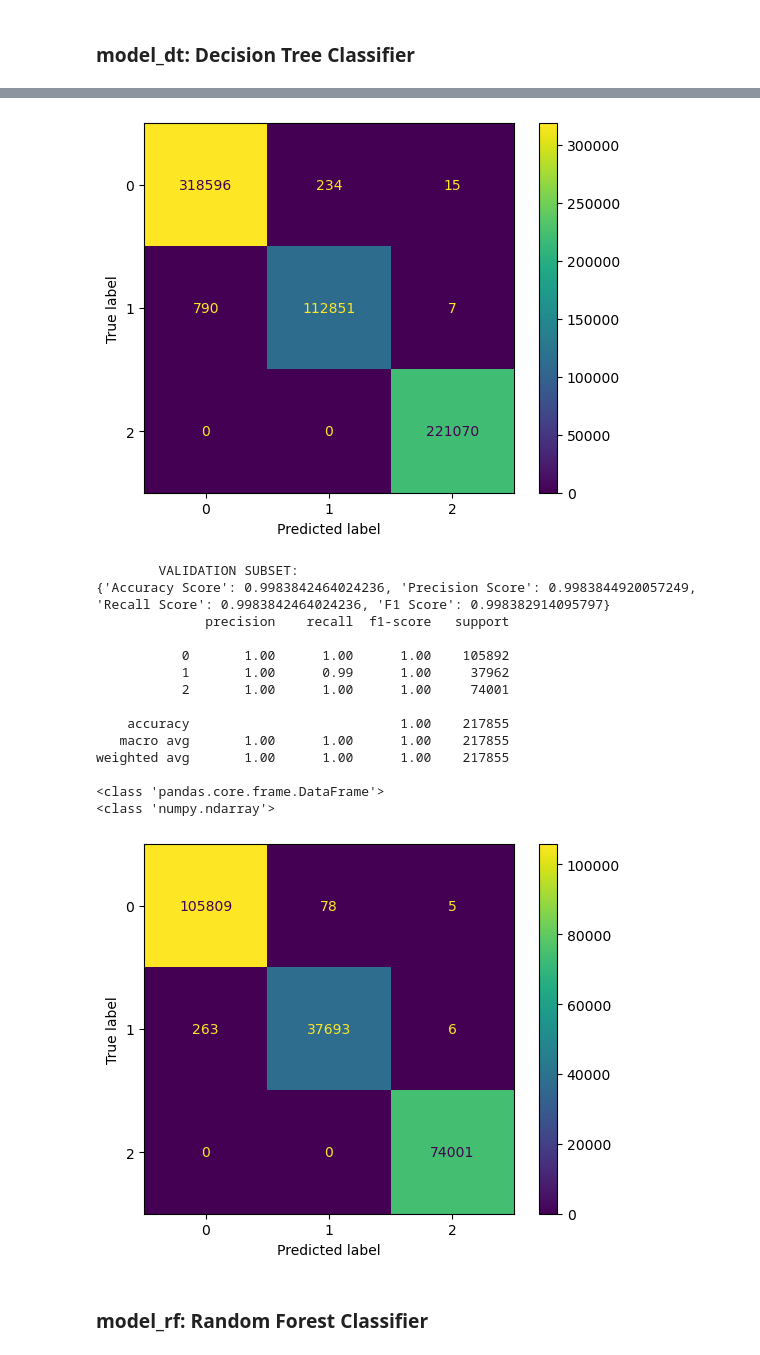
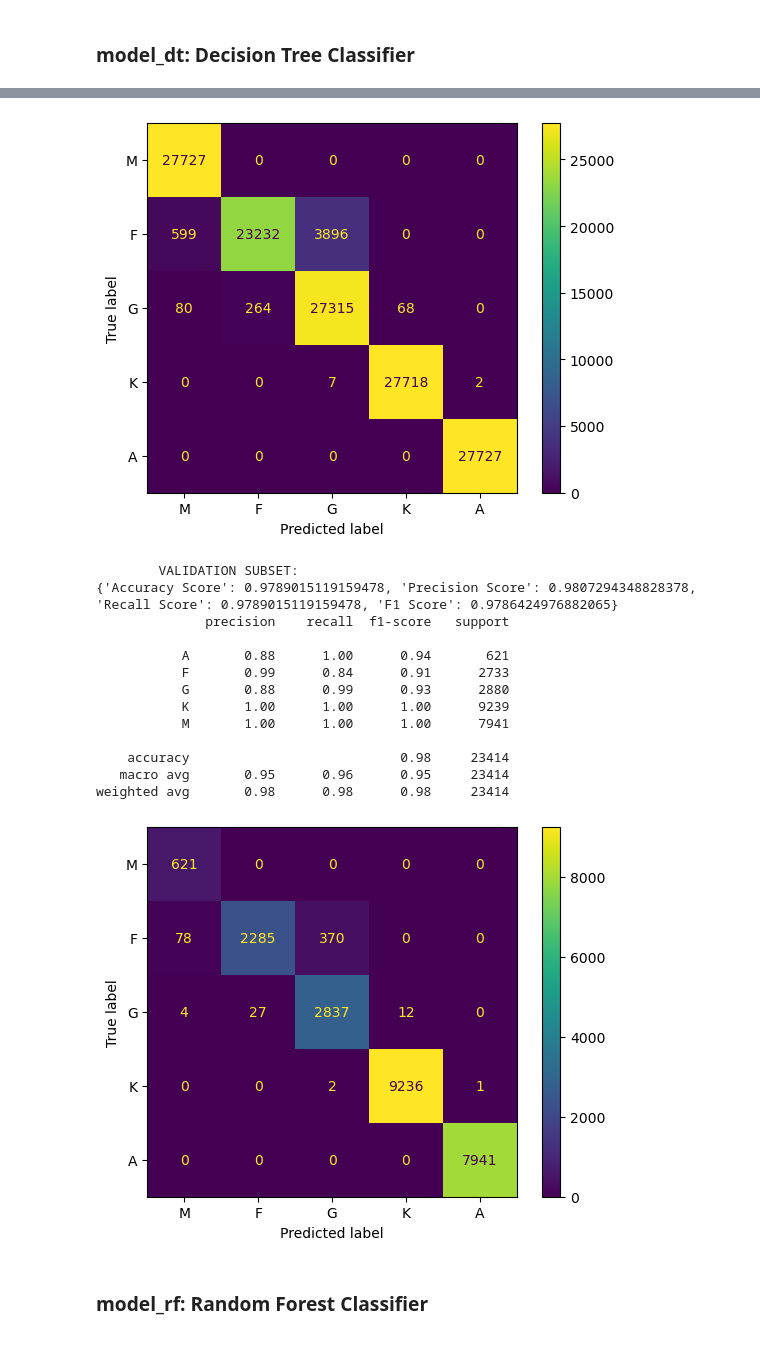
Before and after one commit to jspencermorris/galaxies_sdss, a Jupyter notebook: notebooks/jsm_modeling_tabular.ipynb, the cells around one changed output, grey strips where cells are left out. Saved outputs shown, nothing was run; the diff lists cells and outputs as text; code cells hidden in the pictures.

```diff
--- a/notebooks/jsm_modeling_tabular.ipynb
+++ b/notebooks/jsm_modeling_tabular.ipynb
@@ -333,0 +349,8 @@ def jsm_fit_model(model, X, y, name='misc', mode='load'):
+# %%
+# define a helper function to retrieve model names
+
+def return_variable_name(obj):
+
+    for k, v in globals().items():
+        if v is obj:
+            return k
@@ -360,4 +443,16 @@ def jsm_predict(model, X, y, labels=[0,1,2]):
 # %%
 # specify secondary dataset based on inclusion of all objects ('superclass'), only labeled galaxies ('galaxies'), or only labeled stars ('stars')
 
-class_column, sdss_secondary, label_codes, label_names = jsm_specify_objects('superclass')
+objects = 'stars'
+
+class_column, sdss_secondary, label_map, label_codes, label_names = jsm_specify_objects(objects, min_set_size=1000)
+print(f"\n{class_column = }")
+display(sdss_secondary.head(5))
+print(f"{label_map = }")
+print(f"{label_codes = }")
+print(f"{label_names = }")
+
+if objects == 'stars':
+    features = object_features + star_features
+else:
+    features = object_features
@@ -366,7 +472,7 @@ class_column, sdss_secondary, label_codes, label_names = jsm_specify_objects('su
 # %%
 # generate subsets (return as df's)
 
-X_train, y_train, X_validation, y_validation, X_test, y_test = jsm_split_subsets(sdss_secondary, object_features, class_column, [0.6, 0.2, 0.2], mode='sklearn')
+X_train, y_train, X_validation, y_validation, X_test, y_test = jsm_split_subsets(sdss_secondary, features, class_column, [0.6, 0.2, 0.2], mode='sklearn')
 display(X_train.head(5))
 print(X_train.shape)
 display(y_train.value_counts())
@@ -388,8 +496,8 @@ Name: count, dtype: int64
 # %%
 # balance dataset (returns as df)
 
-# NOTE: this isn't yet implemented
-X_train, y_train = jsm_rebalance(X_train, y_train, class_column, mode='none')
+X_train, y_train = jsm_rebalance(X_train, y_train, class_column, mode='smote')
+
 display(X_train.head(5))
 print(X_train.shape)
 display(y_train.value_counts())
@@ -537,20 +709,23 @@ display(X_pca_examples.head(5))"""
 dt = DecisionTreeClassifier(criterion='gini', max_depth=5, min_samples_leaf=5)#, class_weight = {}#class_weight={0:1.1, 1:1, 2:1.15}, random_state=5)
 
 # fit random forest classifier
-model_dt = jsm_fit_model(dt, X0_train, y_train, 'dt', 'save')
+model_dt, history_dt = jsm_fit_model(dt, objects, X0_train, y_train, None, None, 'save')
 """dt.fit(X0_train, y_train)"""
 
 # plot decision tree
 plt.figure(figsize=(1.25, 1.25), dpi=600)
-tree.plot_tree(model_dt, filled=True, label='none', class_names=object_features, max_depth=2, proportion=True, impurity=False, precision=1)
+class_names = sorted(y_train[class_column[0]].unique())
+class_names = [str(value) for value in class_names]
+tree.plot_tree(model_dt, filled=True, label='none', feature_names=features, class_names=class_names, max_depth=2, proportion=True, impurity=False, precision=1)
+#tree.plot_tree(model_dt, filled=True, label='none', feature_names=features, class_names=class_names, max_depth=2, proportion=True, impurity=False, precision=1)
 #plt.figure(figsize=(1.25, 1.25), dpi=600)
 plt.show()
 
-# make predictions using a model, print performance metrics, then generate a confusion matrix
-print(f"\n\tTEST SUBSET:")
-jsm_predict(model_dt, X0_train, y_train, labels=[0,1,2])
+# make predictions using a model, print performance metrics, then generSate a confusion matrix
+print(f"\n\tTRAIN SUBSET:")
+jsm_predict(model_dt, X0_train, y_train)
 
 # make predictions using a model, print performance metrics, then generate a confusion matrix
 print(f"\n\tVALIDATION SUBSET:")
-jsm_predict(model_dt, X0_validation, y_validation, labels=[0,1,2])
+jsm_predict(model_dt, X0_validation, y_validation)
 # %% [output]
@@ -572,19 +746,18 @@ weighted avg       1.00      1.00      1.00    653563
-[figure, old version]
+[figure, new version]
         VALIDATION SUBSET:
-{'Accuracy Score': 0.9983842464024236, 'Precision Score': 0.9983844920057249, 'Recall Score': 0.9983842464024236, 'F1 Score': 0.998382914095797}
+{'Accuracy Score': 0.9789015119159478, 'Precision Score': 0.9807294348828378, 'Recall Score': 0.9789015119159478, 'F1 Score': 0.9786424976882065}
               precision    recall  f1-score   support
 
-           0       1.00      1.00      1.00    105892
-           1       1.00      0.99      1.00     37962
-           2       1.00      1.00      1.00     74001
+           A       0.88      1.00      0.94       621
+           F       0.99      0.84      0.91      2733
+           G       0.88      0.99      0.93      2880
+           K       1.00      1.00      1.00      9239
+           M       1.00      1.00      1.00      7941
 
-    accuracy                           1.00    217855
-   macro avg       1.00      1.00      1.00    217855
-weighted avg       1.00      1.00      1.00    217855
-
-<class 'pandas.core.frame.DataFrame'>
-<class 'numpy.ndarray'>
+    accuracy                           0.98     23414
+   macro avg       0.95      0.96      0.95     23414
+weighted avg       0.98      0.98      0.98     23414
-[figure, old version]
+[figure, new version]
 # %% [markdown]
 ### model_rf:  Random Forest Classifier
 # %%
```
Also changed, not shown: parts of 31 cells of this notebook.
